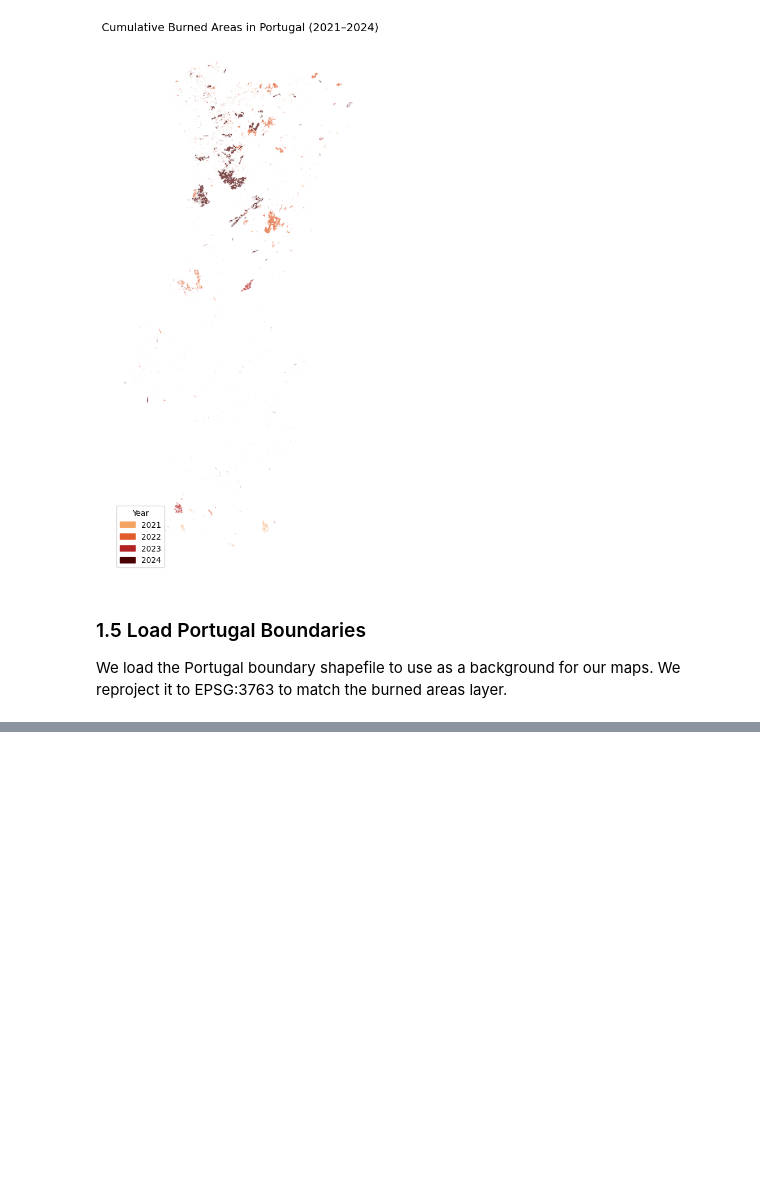
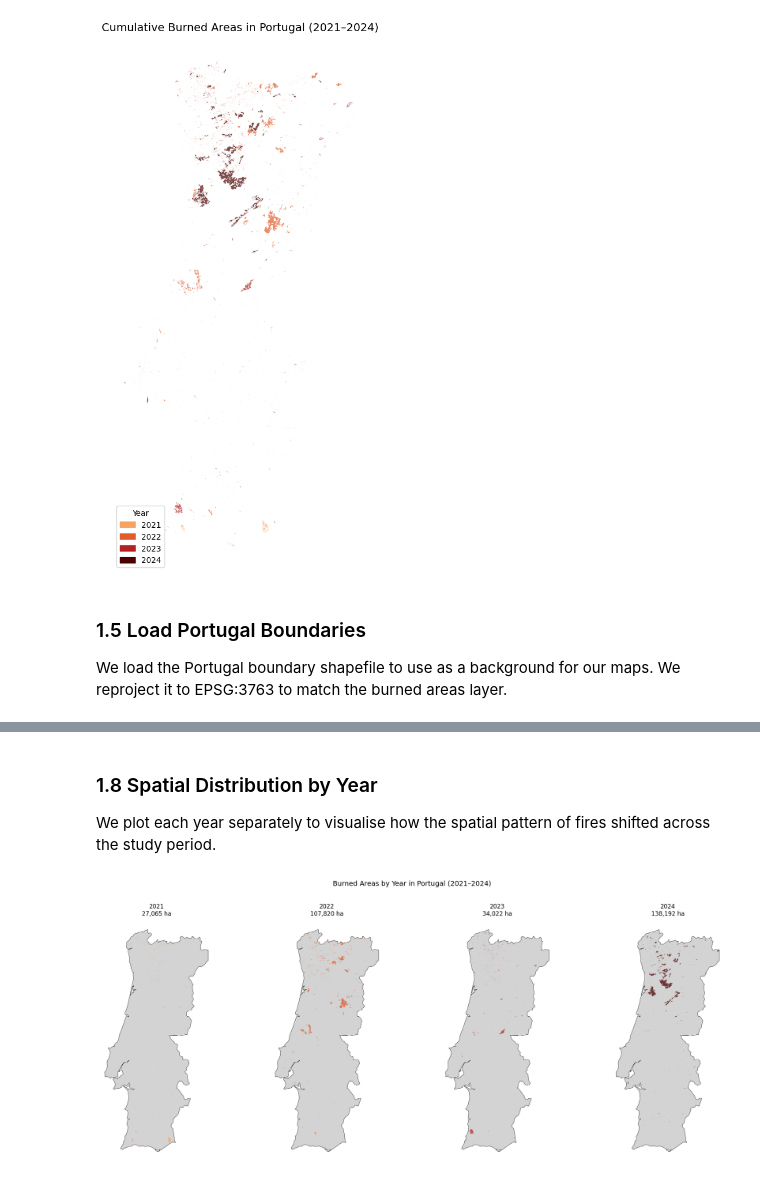
Before and after one commit to martarpdias/wildfires-portugal-smartcities, a Jupyter notebook: notebooks/01_risk_model.ipynb, the cells around one changed output, grey strips where cells are left out. Drawn from its saved outputs; the diff is of its cells as text; code cells hidden in the pictures; blank space fills up the shorter version.

```diff
--- a/notebooks/01_risk_model.ipynb
+++ b/notebooks/01_risk_model.ipynb
@@ -128,0 +196,24 @@ EPSG:3763
+# %% [markdown]
+### 1.8 Spatial Distribution by Year
+We plot each year separately to visualise how the spatial pattern of
+fires shifted across the study period.
+# %%
+fig, axes = plt.subplots(1, 4, figsize=(20, 8))
+
+colors = {2021: "#f4a460", 2022: "#e05c2a", 2023: "#b22222", 2024: "#4a0000"}
+
+for ax, (year, color) in zip(axes, colors.items()):
+    portugal_mainland.plot(ax=ax, color="lightgrey", edgecolor="black", linewidth=0.5)
+    burned_all[burned_all["year"] == year].plot(
+        ax=ax, color=color, edgecolor="none", alpha=0.8
+    )
+    ax.set_title(f"{year}\n{summary[summary['year']==year]['total_area_ha'].values[0]:,.0f} ha",
+                 fontsize=12)
+    ax.set_axis_off()
+
+plt.suptitle("Burned Areas by Year in Portugal (2021–2024)", fontsize=14, y=1.02)
+plt.tight_layout()
+plt.savefig("../outputs/burned_areas_by_year.png", dpi=150, bbox_inches="tight")
+plt.show()
+# %% [output]
+[figure, added]
```
Also changed, not shown: parts of 7 cells of this notebook, 3 other files.
